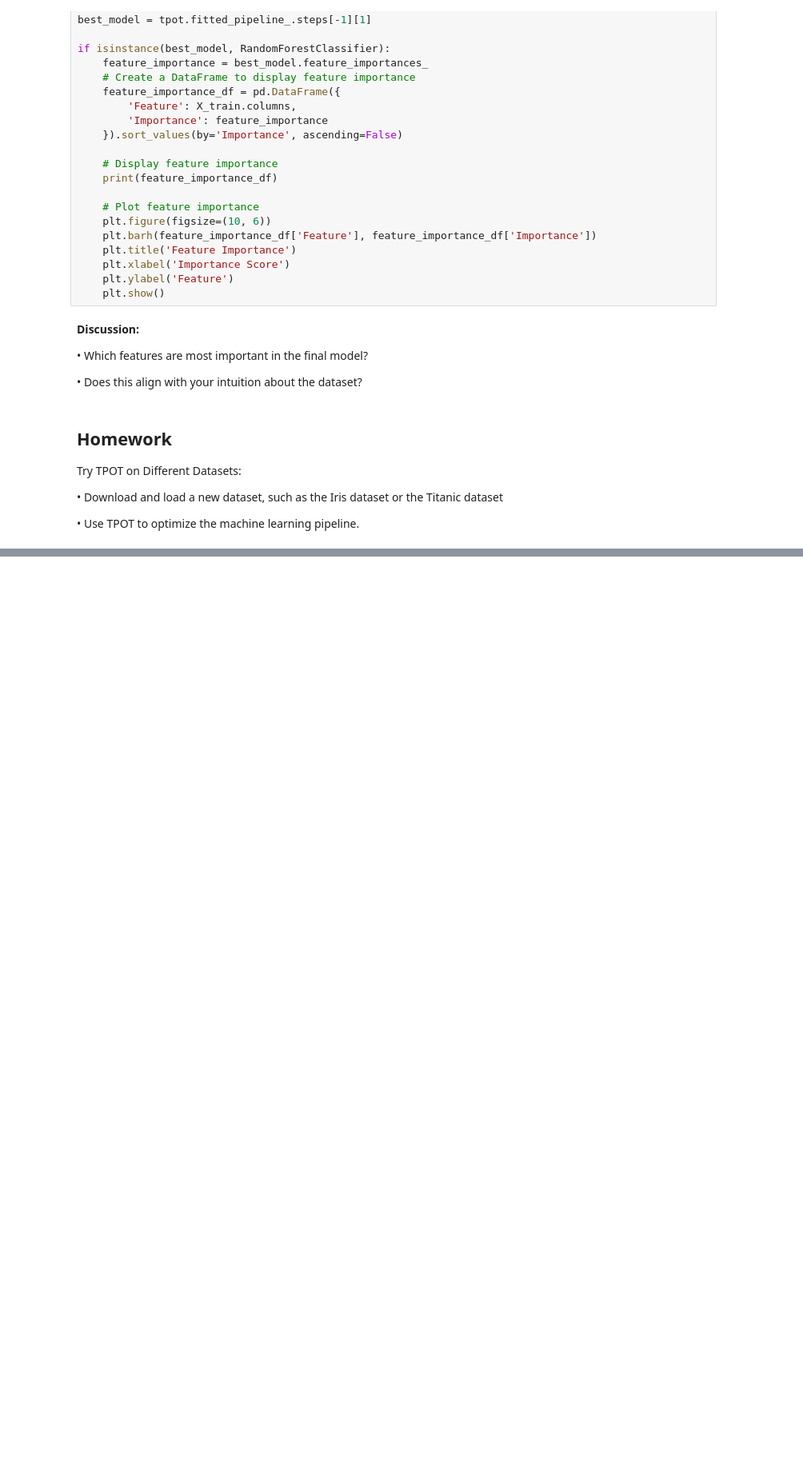
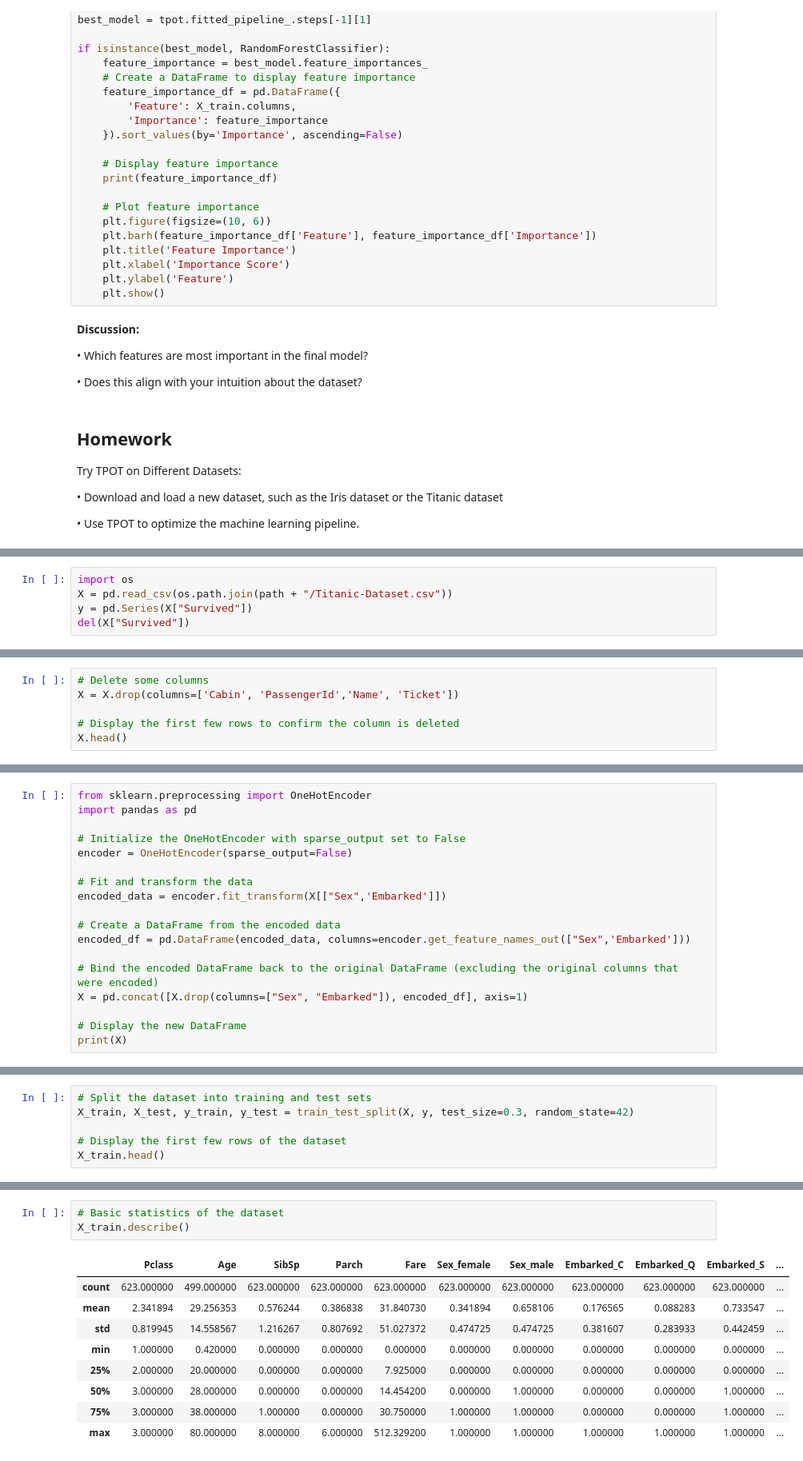
Before and after one commit to BastienCherel/Advanced-ML-I, a Jupyter notebook: Tutorial4/Lab4_AutoML_Application.ipynb, the cells around one changed output, grey strips where cells are left out. Shown at 80% size. Drawn from its saved outputs; the diff is of its cells as text; blank space fills up the shorter version.

```diff
--- a/Tutorial4/Lab4_AutoML_Application.ipynb
+++ b/Tutorial4/Lab4_AutoML_Application.ipynb
@@ -347,0 +382,5 @@ Try TPOT on Different Datasets:
+# %%
+import os
+X = pd.read_csv(os.path.join(path + "/Titanic-Dataset.csv"))
+y = pd.Series(X["Survived"])
+del(X["Survived"])
@@ -347,0 +403,6 @@ Try TPOT on Different Datasets:
+# %%
+# Delete some columns
+X = X.drop(columns=['Cabin', 'PassengerId','Name', 'Ticket'])
+
+# Display the first few rows to confirm the column is deleted
+X.head()
@@ -347,0 +416,18 @@ Try TPOT on Different Datasets:
+# %%
+from sklearn.preprocessing import OneHotEncoder
+import pandas as pd
+
+# Initialize the OneHotEncoder with sparse_output set to False
+encoder = OneHotEncoder(sparse_output=False)
+
+# Fit and transform the data
+encoded_data = encoder.fit_transform(X[["Sex",'Embarked']])
+
+# Create a DataFrame from the encoded data
+encoded_df = pd.DataFrame(encoded_data, columns=encoder.get_feature_names_out(["Sex",'Embarked']))
+
+# Bind the encoded DataFrame back to the original DataFrame (excluding the original columns that were encoded)
+X = pd.concat([X.drop(columns=["Sex", "Embarked"]), encoded_df], axis=1)
+
+# Display the new DataFrame
+print(X)
@@ -347,0 +452,6 @@ Try TPOT on Different Datasets:
+# %%
+# Split the dataset into training and test sets
+X_train, X_test, y_train, y_test = train_test_split(X, y, test_size=0.3, random_state=42)
+
+# Display the first few rows of the dataset
+X_train.head()
@@ -347,0 +489,13 @@ Try TPOT on Different Datasets:
+# %%
+# Basic statistics of the dataset
+X_train.describe()
+# %% [output]
+|  | Pclass | Age | SibSp | Parch | Fare | Sex_female | Sex_male | Embarked_C | Embarked_Q | Embarked_S | ... |
+| count | 623.000000 | 499.000000 | 623.000000 | 623.000000 | 623.000000 | 623.000000 | 623.000000 | 623.000000 | 623.000000 | 623.000000 | ... |
+| mean | 2.341894 | 29.256353 | 0.576244 | 0.386838 | 31.840730 | 0.341894 | 0.658106 | 0.176565 | 0.088283 | 0.733547 | ... |
+| std | 0.819945 | 14.558567 | 1.216267 | 0.807692 | 51.027372 | 0.474725 | 0.474725 | 0.381607 | 0.283933 | 0.442459 | ... |
+| min | 1.000000 | 0.420000 | 0.000000 | 0.000000 | 0.000000 | 0.000000 | 0.000000 | 0.000000 | 0.000000 | 0.000000 | ... |
+| 25% | 2.000000 | 20.000000 | 0.000000 | 0.000000 | 7.925000 | 0.000000 | 0.000000 | 0.000000 | 0.000000 | 0.000000 | ... |
+| 50% | 3.000000 | 28.000000 | 0.000000 | 0.000000 | 14.454200 | 0.000000 | 1.000000 | 0.000000 | 0.000000 | 1.000000 | ... |
+| 75% | 3.000000 | 38.000000 | 1.000000 | 0.000000 | 30.750000 | 1.000000 | 1.000000 | 0.000000 | 0.000000 | 1.000000 | ... |
+| max | 3.000000 | 80.000000 | 8.000000 | 6.000000 | 512.329200 | 1.000000 | 1.000000 | 1.000000 | 1.000000 | 1.000000 | ... |
```
Also changed, not shown: parts of 11 cells of this notebook, 6 other files.
